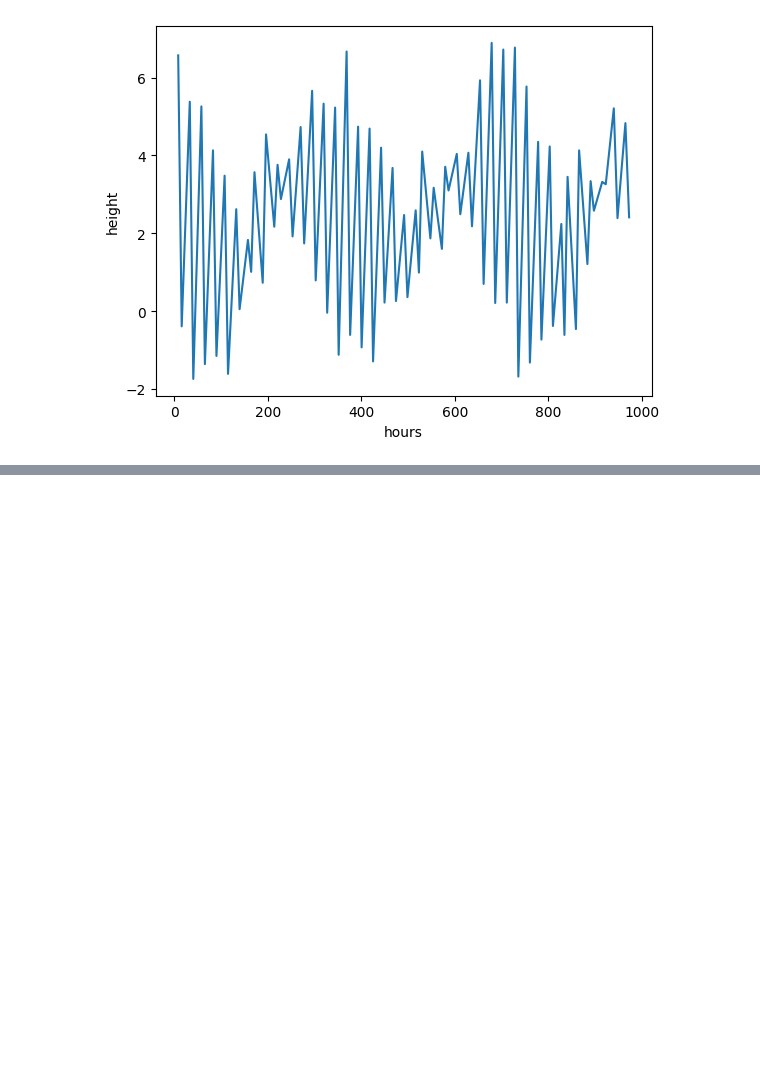
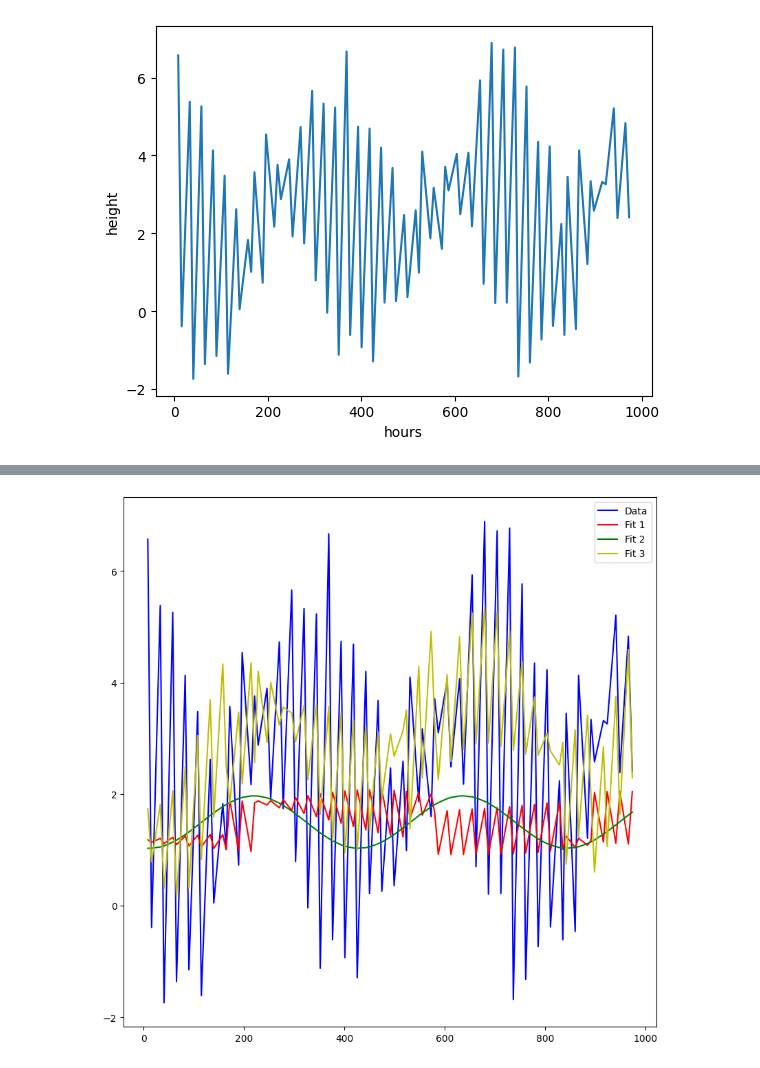
Before and after one commit to Alexis-Valdes/ASTR-Group-Project, a Jupyter notebook: data-plotting.ipynb, the cells around one changed output, grey strips where cells are left out. Cells and saved outputs as stored; diff of their text form; code cells hidden in the pictures; blank space fills up the shorter version.

```diff
--- a/data-plotting.ipynb
+++ b/data-plotting.ipynb
@@ -122,0 +99,28 @@ plt.show()
+# %%
+# get the fit for first attempt
+params_1, params_cov_1 = optimize.curve_fit(sin, x, y, sigma=0.25)
+a_fit_1, b_fit_1 = params_1
+y_fit_1 = sin(x, a_fit_1, b_fit_1)
+
+# get fit for second attempt
+params_2, params_cov_2 = optimize.curve_fit(sin2, x, y, sigma=0.25)
+a_fit_2, b_fit_2 = params_2
+y_fit_2 = sin2(x, a_fit_2, b_fit_2)
+
+# get fit for third attempt
+params_3, params_cov_3 = optimize.curve_fit(sin3, x, y, sigma=0.25)
+a1_fit, b1_fit, a2_fit, b2_fit = params_3
+y_fit_3 = sin3(x, a1_fit, b1_fit, a2_fit, b2_fit)
+
+# plot
+fig = plt.figure(figsize=(10, 10))
+ax = fig.add_subplot(111)
+ax.plot(x, y, 'b-', label='Data')
+ax.plot(x, y_fit_1, 'r-', label='Fit 1')
+ax.plot(x, y_fit_2, 'g-', label='Fit 2')
+ax.plot(x, y_fit_3, 'y-', label='Fit 3')
+ax.legend()
+
+plt.show()
+# %% [output]
+[figure, added]
```
Also changed, not shown: parts of 7 cells of this notebook.
